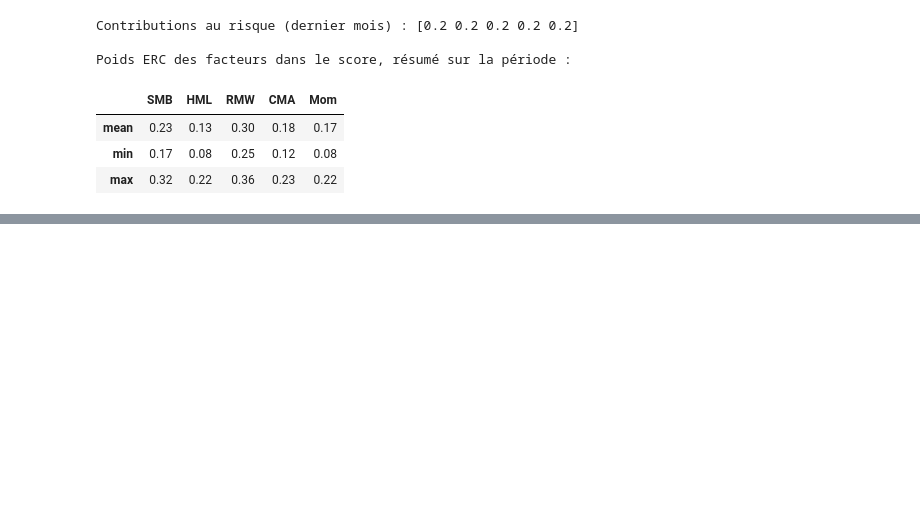
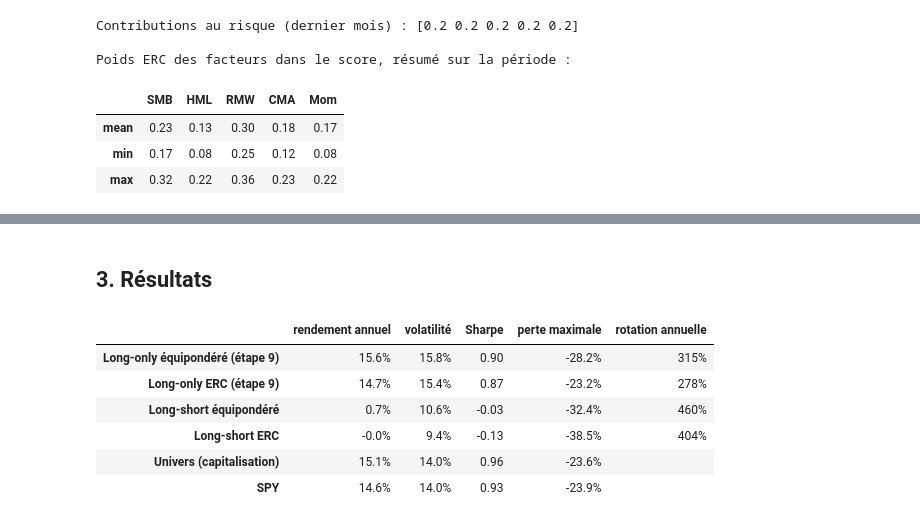
Before and after one commit to Anto279/conformal-factor-allocation, a Jupyter notebook: notebooks/etape10_2_long_short.ipynb, the cells around one changed output, grey strips where cells are left out. Saved outputs shown, nothing was run; the diff lists cells and outputs as text; code cells hidden in the pictures; blank space fills up the shorter version.

```diff
--- a/notebooks/etape10_2_long_short.ipynb
+++ b/notebooks/etape10_2_long_short.ipynb
@@ -335,0 +279,33 @@ Même calcul de juillet 1968 (60 mois de recul nécessaires) à août 2026. Les
+# %% [markdown]
+## 3. Résultats
+# %%
+def indicateurs(r):
+    r = r.reindex(periode)
+    exces = r - rf.reindex(periode)
+    valeur = (1 + r).cumprod()
+    return pd.Series({
+        "rendement annuel": valeur.iloc[-1] ** (12 / len(r)) - 1,
+        "volatilité": r.std() * np.sqrt(12),
+        "Sharpe": exces.mean() / exces.std() * np.sqrt(12),
+        "perte maximale": (valeur / valeur.cummax() - 1).min(),
+    })
+
+
+series = {k: v["net"] for k, v in long_only.items()}
+series.update({k: v["net"] for k, v in long_short.items()})
+series["Univers (capitalisation)"] = univers["net"]
+series["SPY"] = rend_etf["SPY"]
+resultats = pd.DataFrame({k: indicateurs(v) for k, v in series.items()}).T
+toutes = {**long_only, **long_short}
+resultats["rotation annuelle"] = [toutes[k]["rotation"].iloc[1:].mean() * 12 if k in toutes else np.nan
+                                  for k in resultats.index]
+resultats.style.format({"rendement annuel": "{:.1%}", "volatilité": "{:.1%}", "Sharpe": "{:.2f}",
+                        "perte maximale": "{:.1%}", "rotation annuelle": "{:.0%}"}, na_rep="")
+# %% [output]
+|  | rendement annuel | volatilité | Sharpe | perte maximale | rotation annuelle |
+| Long-only équipondéré (étape 9) | 15.6% | 15.8% | 0.90 | -28.2% | 315% |
+| Long-only ERC (étape 9) | 14.7% | 15.4% | 0.87 | -23.2% | 278% |
+| Long-short équipondéré | 0.7% | 10.6% | -0.03 | -32.4% | 460% |
+| Long-short ERC | -0.0% | 9.4% | -0.13 | -38.5% | 404% |
+| Univers (capitalisation) | 15.1% | 14.0% | 0.96 | -23.6% |  |
+| SPY | 14.6% | 14.0% | 0.93 | -23.9% |  |
```
Also changed, not shown: parts of 25 cells of this notebook, 3 other files.
